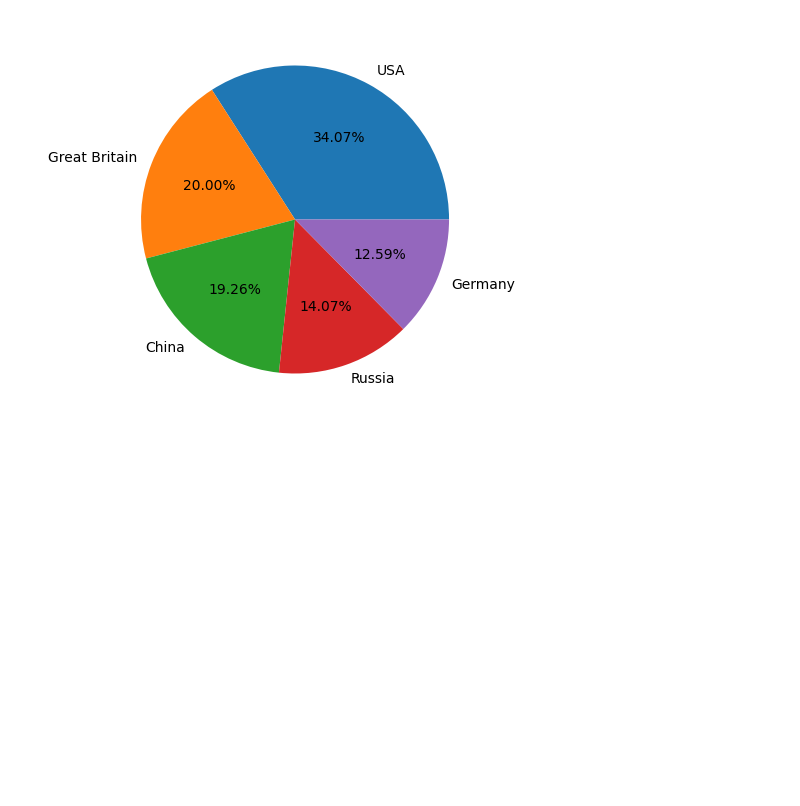
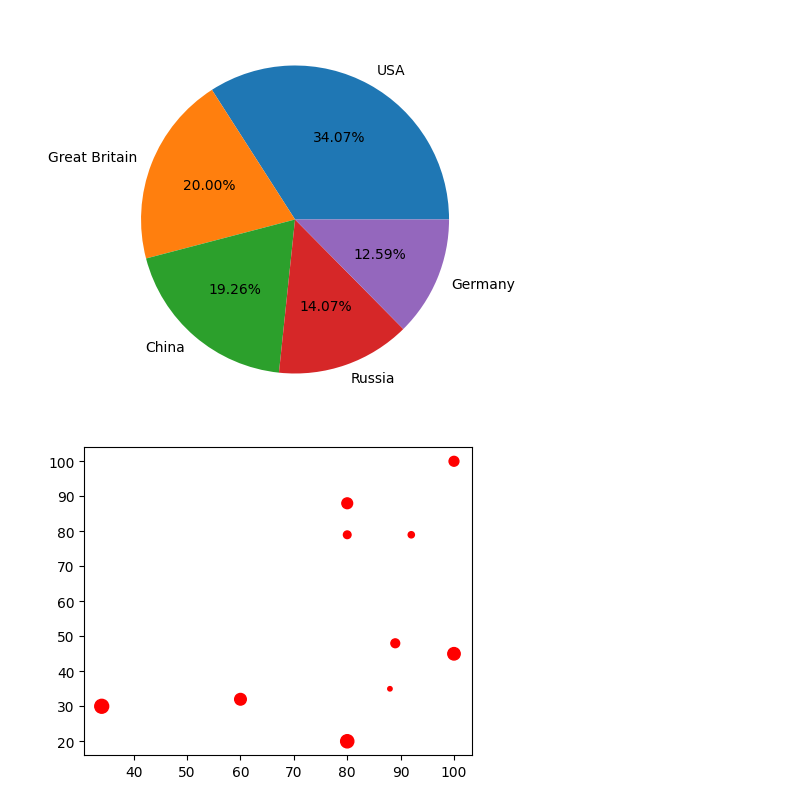
Before and after one commit to abhxi-r-s/MCA, a Jupyter notebook: Sem 3/Data Science/Practise/pgm1.ipynb, the cells around one changed output. Saved outputs shown, nothing was run; the diff lists cells and outputs as text; code cells hidden in the pictures; blank space fills up the shorter version.

```diff
--- a/Sem 3/Data Science/Practise/pgm1.ipynb
+++ b/Sem 3/Data Science/Practise/pgm1.ipynb
@@ -294,4 +294,18 @@ plt.show()
 # %% [output]
 [figure]
 # %%
-i
+math_mark = [88, 92, 80, 89, 100, 80, 60, 100, 80, 34]
+science_mark = [35, 79, 79, 48, 100, 88, 32, 45, 20, 30]
+marks_range = [10, 20, 30, 40, 50, 60, 70, 80, 90, 100]
+
+import matplotlib.pyplot as plt
+
+plt.figure(figsize=(5,4))
+plt.scatter(math_mark,science_mark,marks_range,color='red',marker='o')
+
+plt.title="Comparison"
+plt.xlabel='science_mark'
+plt.ylabel="math mark"
+plt.show()
+# %% [output]
+[figure, added]
```
Also changed, not shown: parts of 5 cells of this notebook, 21 other files.
